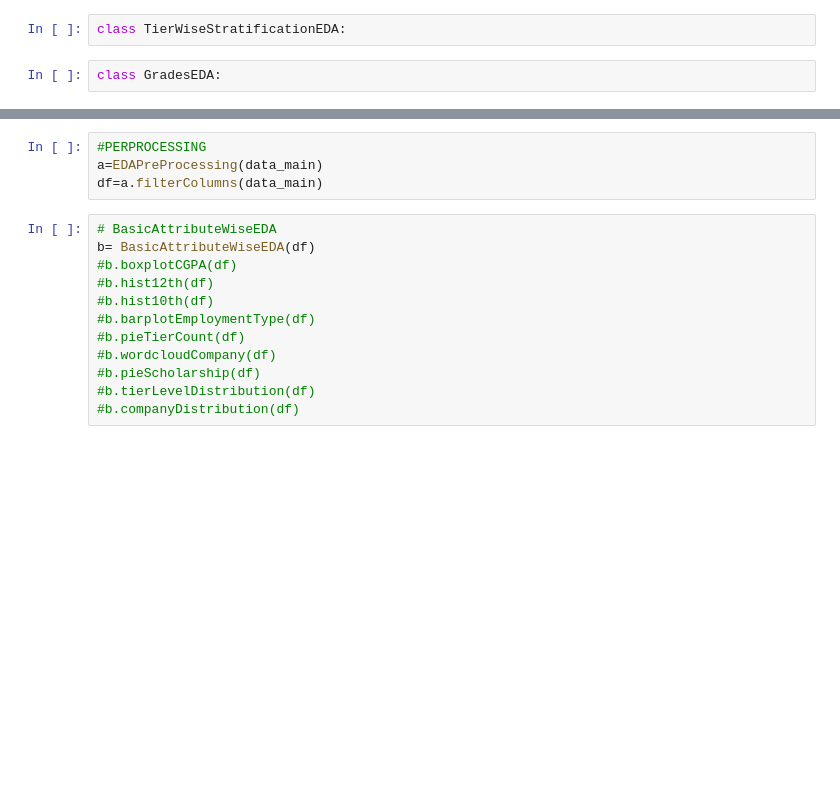
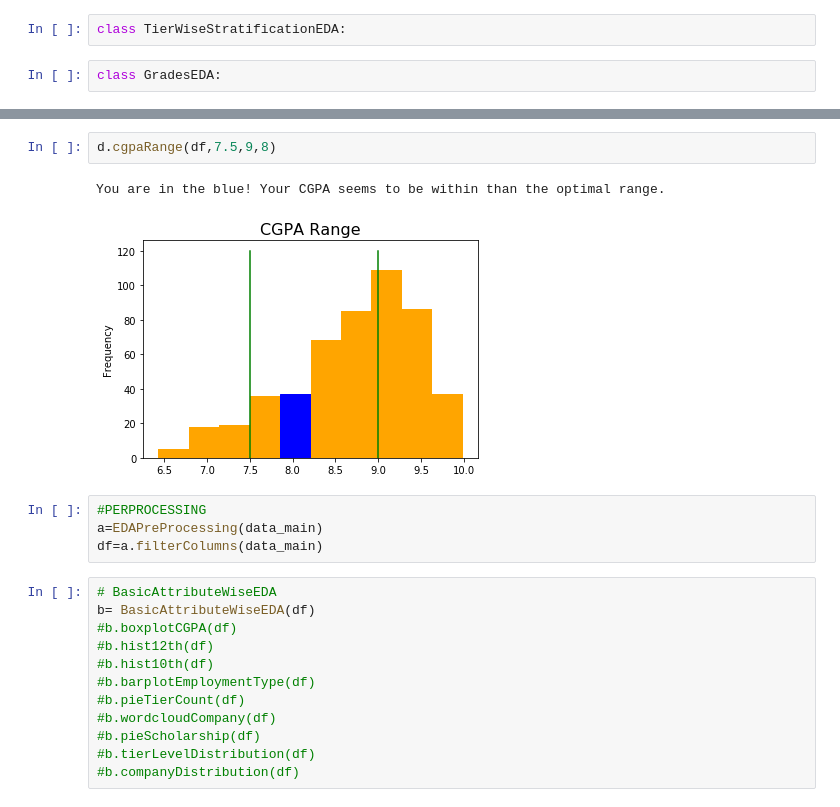
Before and after one commit to Diya1999/Skill-Recommender-System, a Jupyter notebook: MasterDatasetEDAModule.ipynb, the cells around one changed output, grey strips where cells are left out. Cells and saved outputs as stored; diff of their text form; blank space fills up the shorter version.

```diff
--- a/MasterDatasetEDAModule.ipynb
+++ b/MasterDatasetEDAModule.ipynb
@@ -294,3 +400,8 @@ class GradesEDA:
+# %%
+d.cgpaRange(df,7.5,9,8)
+# %% [output]
+You are in the blue! Your CGPA seems to be within than the optimal range.
+[figure, added]
 # %%
 #PERPROCESSING
 a=EDAPreProcessing(data_main)
```
Also changed, not shown: parts of 6 cells of this notebook.
